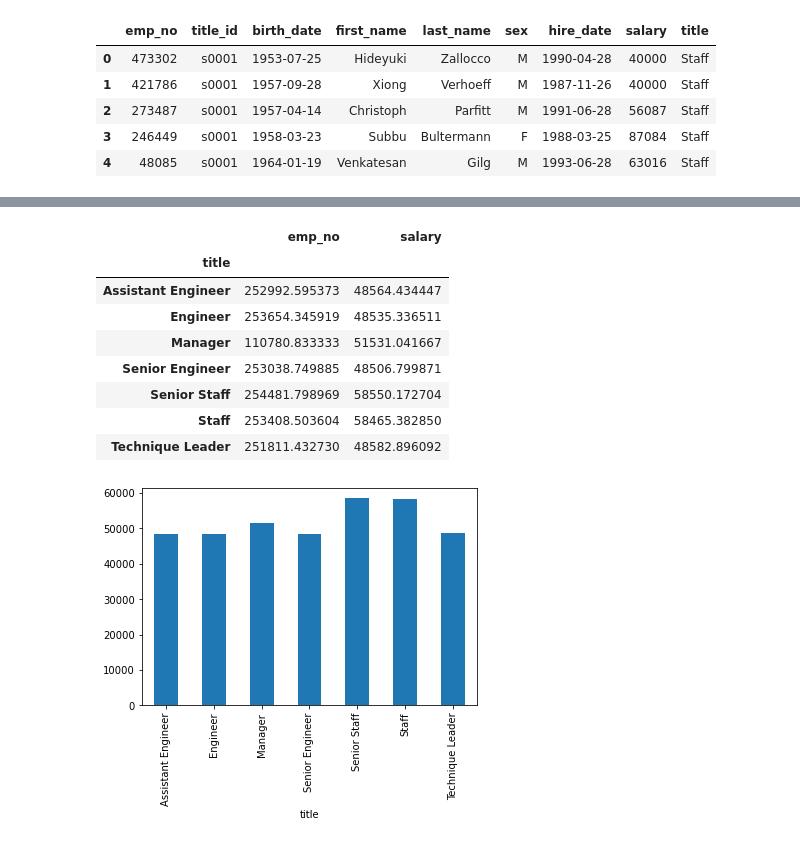
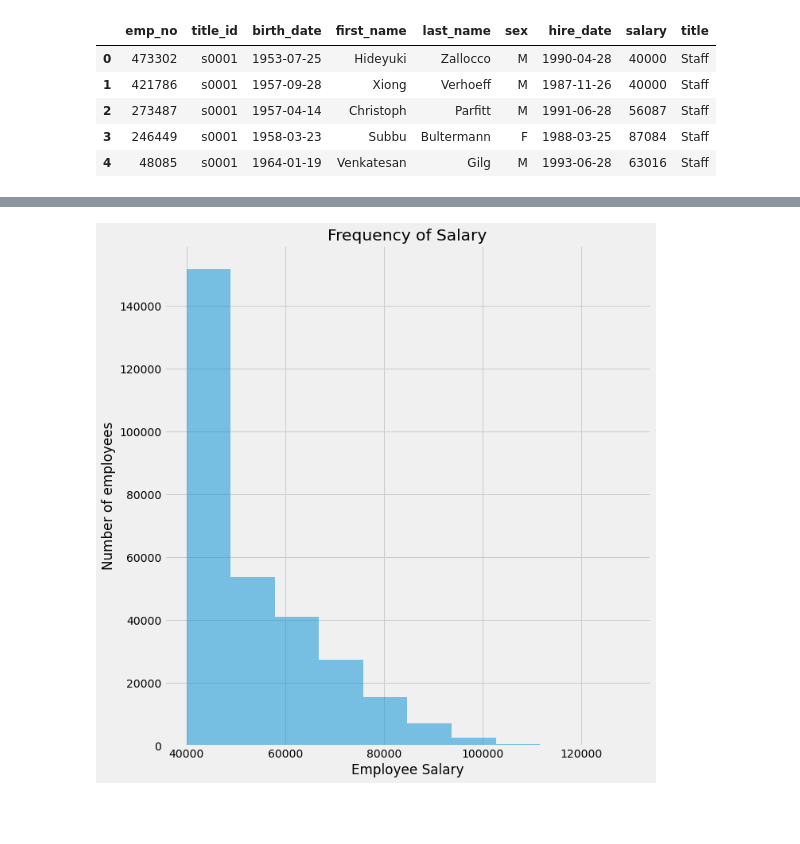
Before and after one commit to littleprincecurry/sql-challenge, a Jupyter notebook: EmployeeSql/employee_db.ipynb, the cells around one changed output, grey strips where cells are left out. Drawn from its saved outputs; the diff is of its cells as text; code cells hidden in the pictures; blank space fills up the shorter version.

Commit message:
stylized graphs and saved as png

```diff
--- a/EmployeeSql/employee_db.ipynb
+++ b/EmployeeSql/employee_db.ipynb
@@ -32,15 +28,11 @@ df5['salary'].plot.hist(bins=10)
-# %%
-title_salary = df5.groupby('title').mean()
-title_salary['salary'].plot.bar()
-title_salary
-# %% [output]
-|  | emp_no | salary |
-| title |  |  |
-| Assistant Engineer | 252992.595373 | 48564.434447 |
-| Engineer | 253654.345919 | 48535.336511 |
-| Manager | 110780.833333 | 51531.041667 |
-| Senior Engineer | 253038.749885 | 48506.799871 |
-| Senior Staff | 254481.798969 | 58550.172704 |
-| Staff | 253408.503604 | 58465.382850 |
-| Technique Leader | 251811.432730 | 48582.896092 |
-[figure, removed]
+# %%
+plt.style.use('fivethirtyeight')
+# %%
+df5['salary'].plot.hist(bins=10, alpha=0.5, figsize=(10,10))
+plt.title('Frequency of Salary')
+plt.xlabel('Employee Salary')
+plt.ylabel('Number of employees')
+plt.tight_layout()
+plt.savefig('histogram.png')
+# %% [output]
+[figure, added]
```
Also changed, not shown: parts of 3 cells of this notebook, 2 other files.
